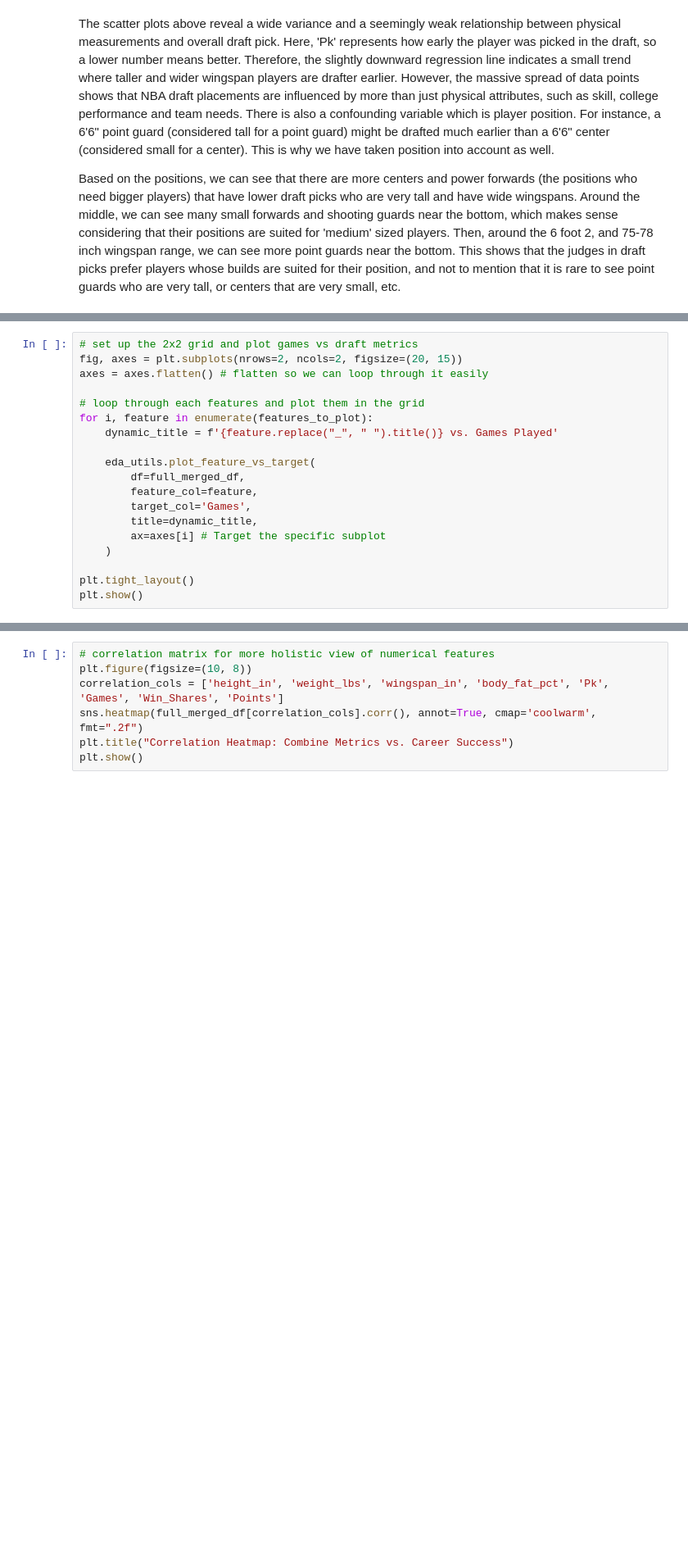
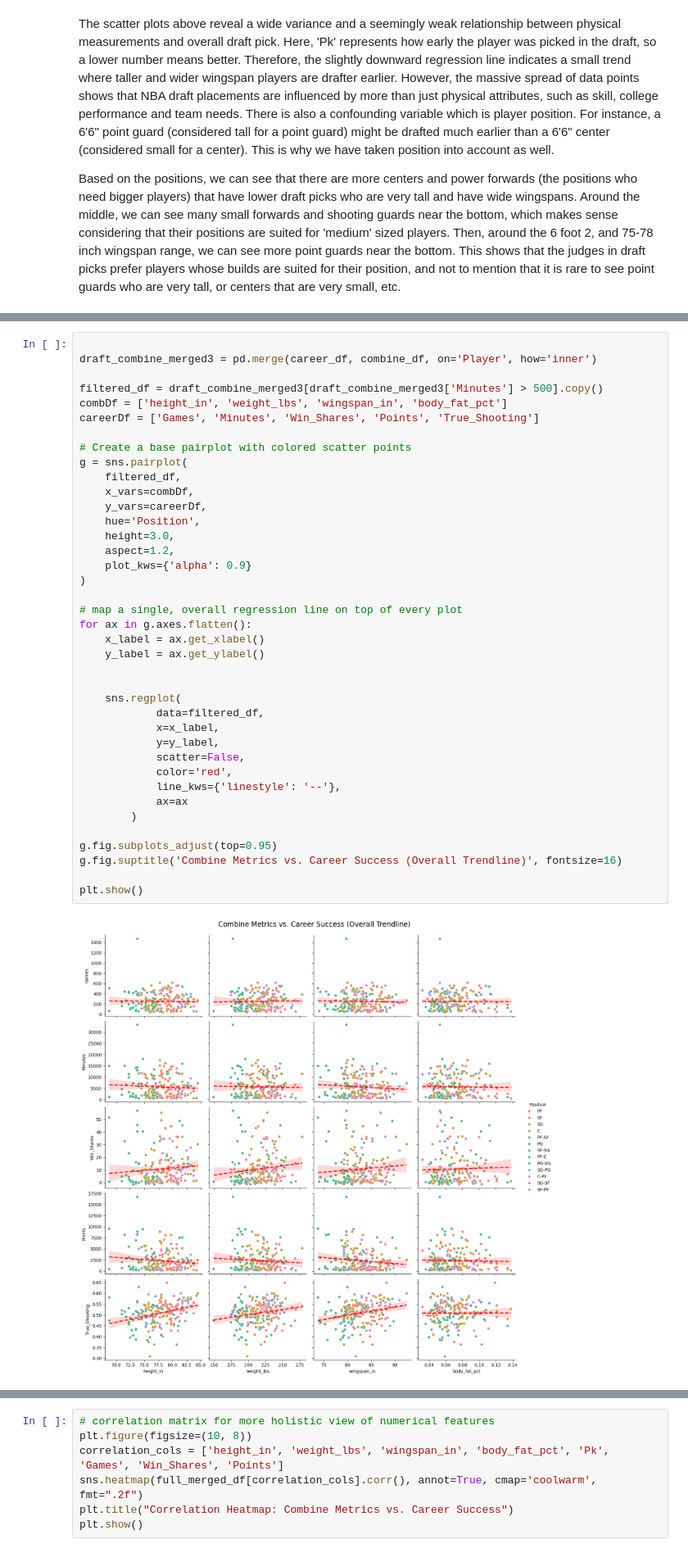
Before and after one commit to COGS108/Group010_WI26, a Jupyter notebook: 02-EDACheckpoint.ipynb, the cells around one changed output, grey strips where cells are left out. Shown at 82% size. Saved outputs shown, nothing was run; the diff lists cells and outputs as text; blank space fills up the shorter version.

Commit message:
Added new visualizations and descriptions, polish eda sections, removed unneeded graphs

```diff
--- a/02-EDACheckpoint.ipynb
+++ b/02-EDACheckpoint.ipynb
@@ -786,19 +732,0 @@ plt.show()
-# %%
-# set up the 2x2 grid and plot games vs draft metrics
-fig, axes = plt.subplots(nrows=2, ncols=2, figsize=(20, 15))
-axes = axes.flatten() # flatten so we can loop through it easily
-
-# loop through each features and plot them in the grid
-for i, feature in enumerate(features_to_plot):
-    dynamic_title = f'{feature.replace("_", " ").title()} vs. Games Played'
-
-    eda_utils.plot_feature_vs_target(
-        df=full_merged_df,
-        feature_col=feature,
-        target_col='Games',
-        title=dynamic_title,
-        ax=axes[i] # Target the specific subplot
-    )
-
-plt.tight_layout()
-plt.show()
@@ -806,0 +733,41 @@ plt.show()
+# %%
+
+draft_combine_merged3 = pd.merge(career_df, combine_df, on='Player', how='inner')
+
+filtered_df = draft_combine_merged3[draft_combine_merged3['Minutes'] > 500].copy()
+combDf = ['height_in', 'weight_lbs', 'wingspan_in', 'body_fat_pct']
+careerDf = ['Games', 'Minutes', 'Win_Shares', 'Points', 'True_Shooting']
+
+# Create a base pairplot with colored scatter points
+g = sns.pairplot(
+    filtered_df,
+    x_vars=combDf,
+    y_vars=careerDf,
+    hue='Position',
+    height=3.0,
+    aspect=1.2,
+    plot_kws={'alpha': 0.9}
+)
+
+# map a single, overall regression line on top of every plot
+for ax in g.axes.flatten():
+    x_label = ax.get_xlabel()
+    y_label = ax.get_ylabel()
+
+
+    sns.regplot(
+            data=filtered_df,
+            x=x_label,
+            y=y_label,
+            scatter=False,
+            color='red',
+            line_kws={'linestyle': '--'},
+            ax=ax
+        )
+
+g.fig.subplots_adjust(top=0.95)
+g.fig.suptitle('Combine Metrics vs. Career Success (Overall Trendline)', fontsize=16)
+
+plt.show()
+# %% [output]
+[figure, added]
```
Also changed, not shown: parts of 14 cells of this notebook.
